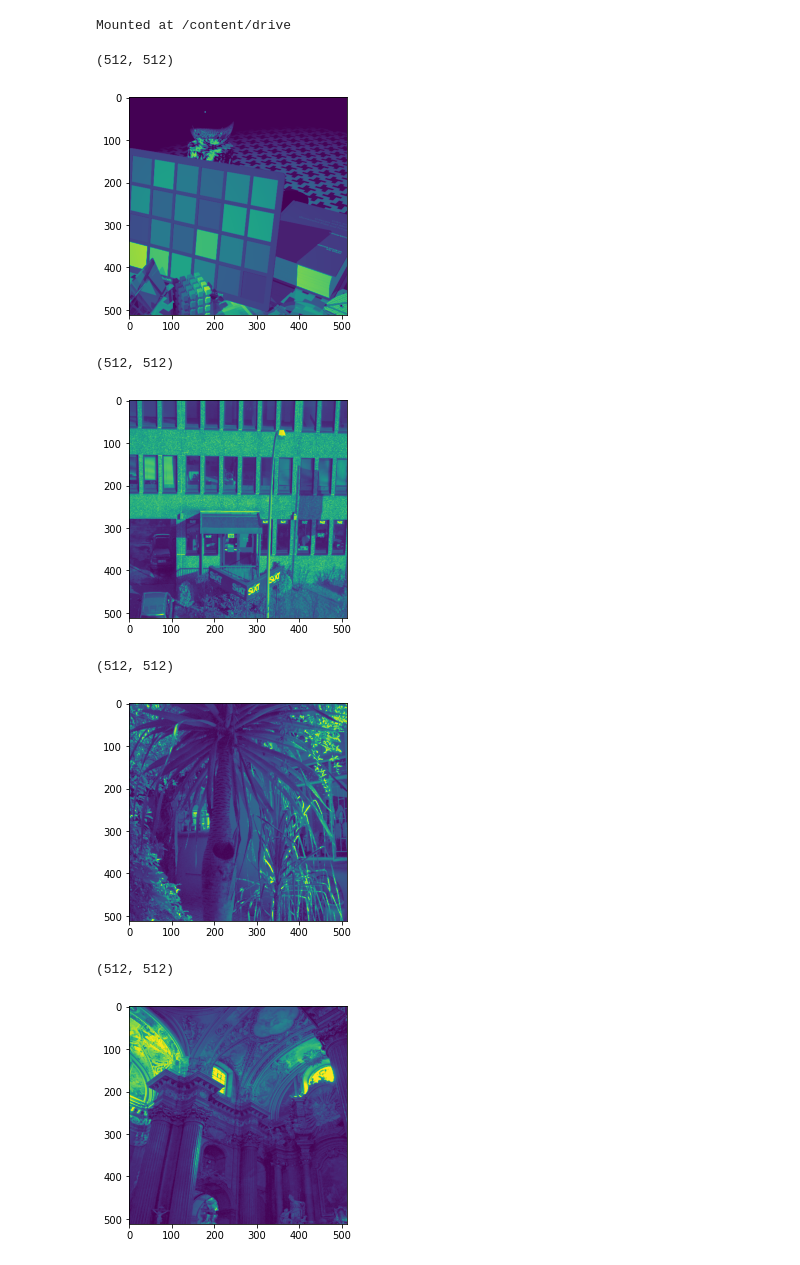
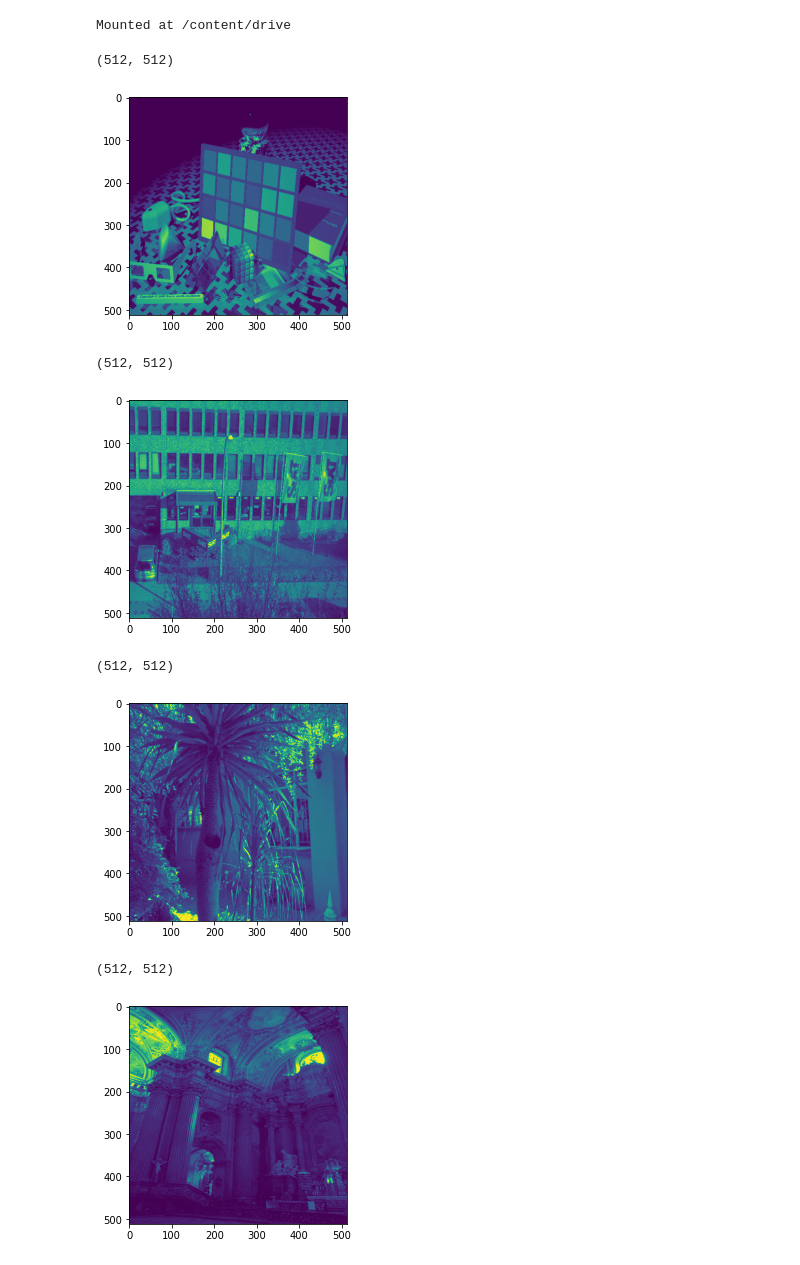
Before and after one commit to SuperCrabLover/Tensor-Networks-For-Compression-And-Image-Recovery, a Jupyter notebook: Tensor_Experiment_1.ipynb, the cells around one changed output. Saved outputs shown, nothing was run; the diff lists cells and outputs as text; code cells hidden in the pictures.

```diff
--- a/Tensor_Experiment_1.ipynb
+++ b/Tensor_Experiment_1.ipynb
@@ -13,37 +13,37 @@ import albumentations as A
 # %%
 pgmf_path = "/content/drive/MyDrive/gray8bit/"
 file_list = ['artificial.pgm',
              'big_building.pgm',
              'big_tree.pgm',
              'cathedral.pgm',
              'bridge.pgm',
              'hdr.pgm',
              'flower_foveon.pgm',
              'fireworks.pgm', 'deer.pgm',
              'nightshot_iso_100.pgm',
              'leaves_iso_200.pgm',
              'leaves_iso_1600.pgm',
              'zone_plate.pgm',
              'spider_web.pgm',
              'nightshot_iso_1600.pgm']
 
-crop = A.RandomResizedCrop(width=512, height=512)
+crop = A.Resize(width=512, height=512)
 
 for file_name in file_list:
   im = 0
   with open(pgmf_path + file_name, 'rb') as pgmf:
       im = plt.imread(pgmf)
   im = crop(image=im)["image"]
   print(im.shape)
   plt.imshow(im)
   plt.show()
 # %% [output]
 (512, 512)
-[figure, old version]
+[figure, new version]
 (512, 512)
-[figure, old version]
+[figure, new version]
 (512, 512)
-[figure, old version]
+[figure, new version]
 (512, 512)
-[figure, old version]
+[figure, new version]
 (512, 512)
```
Also changed, not shown: parts of 1 cell of this notebook.
